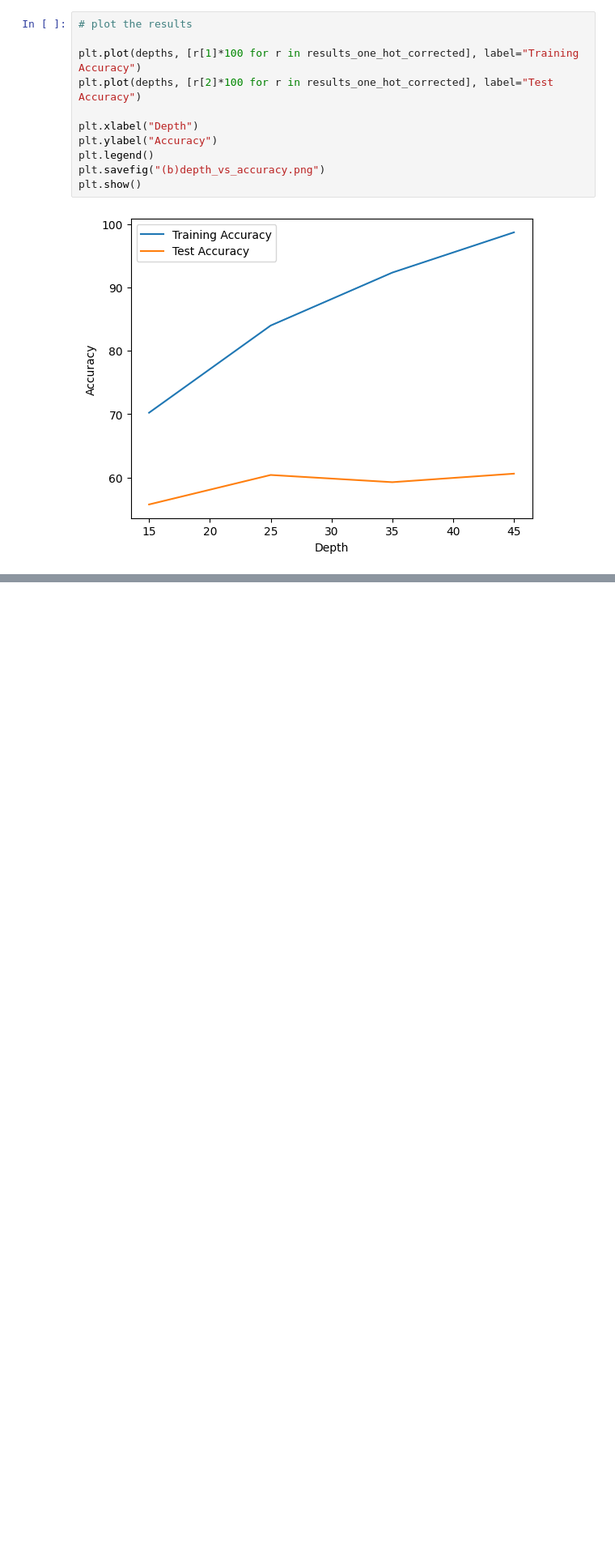
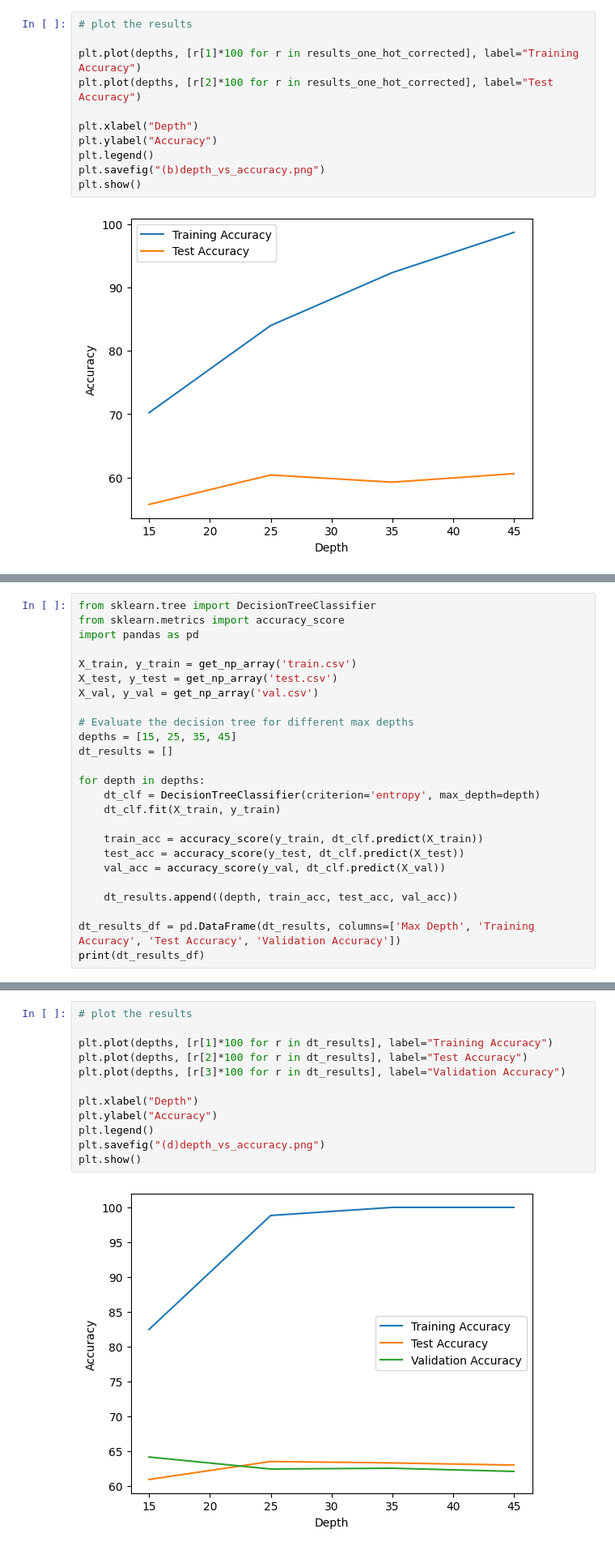
Before and after one commit to hbot07/Machine_Learning_COL774_Assignments, a Jupyter notebook: Assignment 3/q1/decision tree.ipynb, the cells around one changed output, grey strips where cells are left out. Shown at 81% size. Saved outputs shown, nothing was run; the diff lists cells and outputs as text; blank space fills up the shorter version.

```diff
--- a/Assignment 3/q1/decision tree.ipynb
+++ b/Assignment 3/q1/decision tree.ipynb
@@ -462,0 +465,25 @@ plt.show()
+# %%
+from sklearn.tree import DecisionTreeClassifier
+from sklearn.metrics import accuracy_score
+import pandas as pd
+
+X_train, y_train = get_np_array('train.csv')
+X_test, y_test = get_np_array('test.csv')
+X_val, y_val = get_np_array('val.csv')
+
+# Evaluate the decision tree for different max depths
+depths = [15, 25, 35, 45]
+dt_results = []
+
+for depth in depths:
+    dt_clf = DecisionTreeClassifier(criterion='entropy', max_depth=depth)
+    dt_clf.fit(X_train, y_train)
+
+    train_acc = accuracy_score(y_train, dt_clf.predict(X_train))
+    test_acc = accuracy_score(y_test, dt_clf.predict(X_test))
+    val_acc = accuracy_score(y_val, dt_clf.predict(X_val))
+
+    dt_results.append((depth, train_acc, test_acc, val_acc))
+
+dt_results_df = pd.DataFrame(dt_results, columns=['Max Depth', 'Training Accuracy', 'Test Accuracy', 'Validation Accuracy'])
+print(dt_results_df)
@@ -462,0 +496,14 @@ plt.show()
+# %%
+# plot the results
+
+plt.plot(depths, [r[1]*100 for r in dt_results], label="Training Accuracy")
+plt.plot(depths, [r[2]*100 for r in dt_results], label="Test Accuracy")
+plt.plot(depths, [r[3]*100 for r in dt_results], label="Validation Accuracy")
+
+plt.xlabel("Depth")
+plt.ylabel("Accuracy")
+plt.legend()
+plt.savefig("(d)depth_vs_accuracy.png")
+plt.show()
+# %% [output]
+[figure, added]
```
Also changed, not shown: parts of 5 cells of this notebook, 9 other files.
